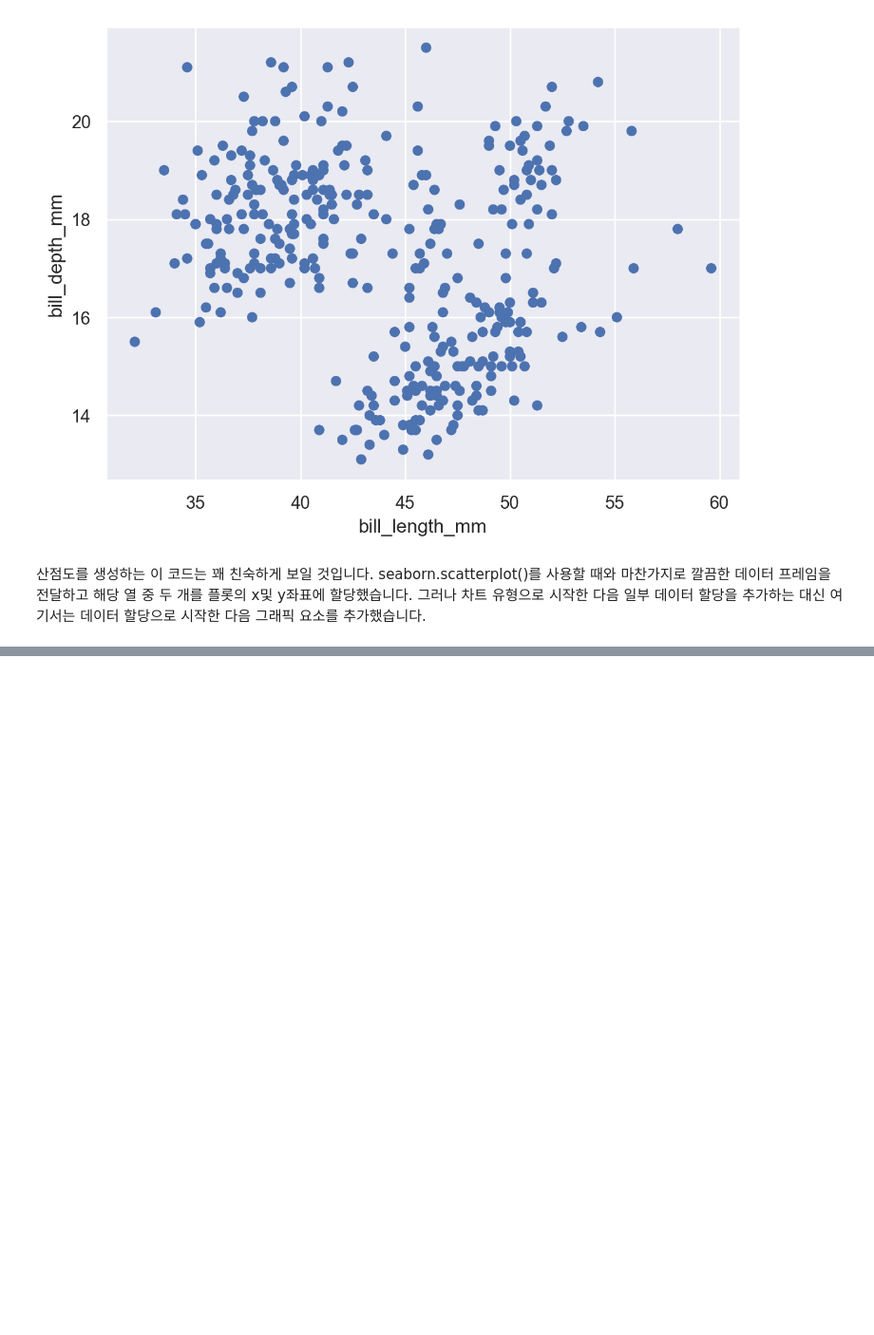
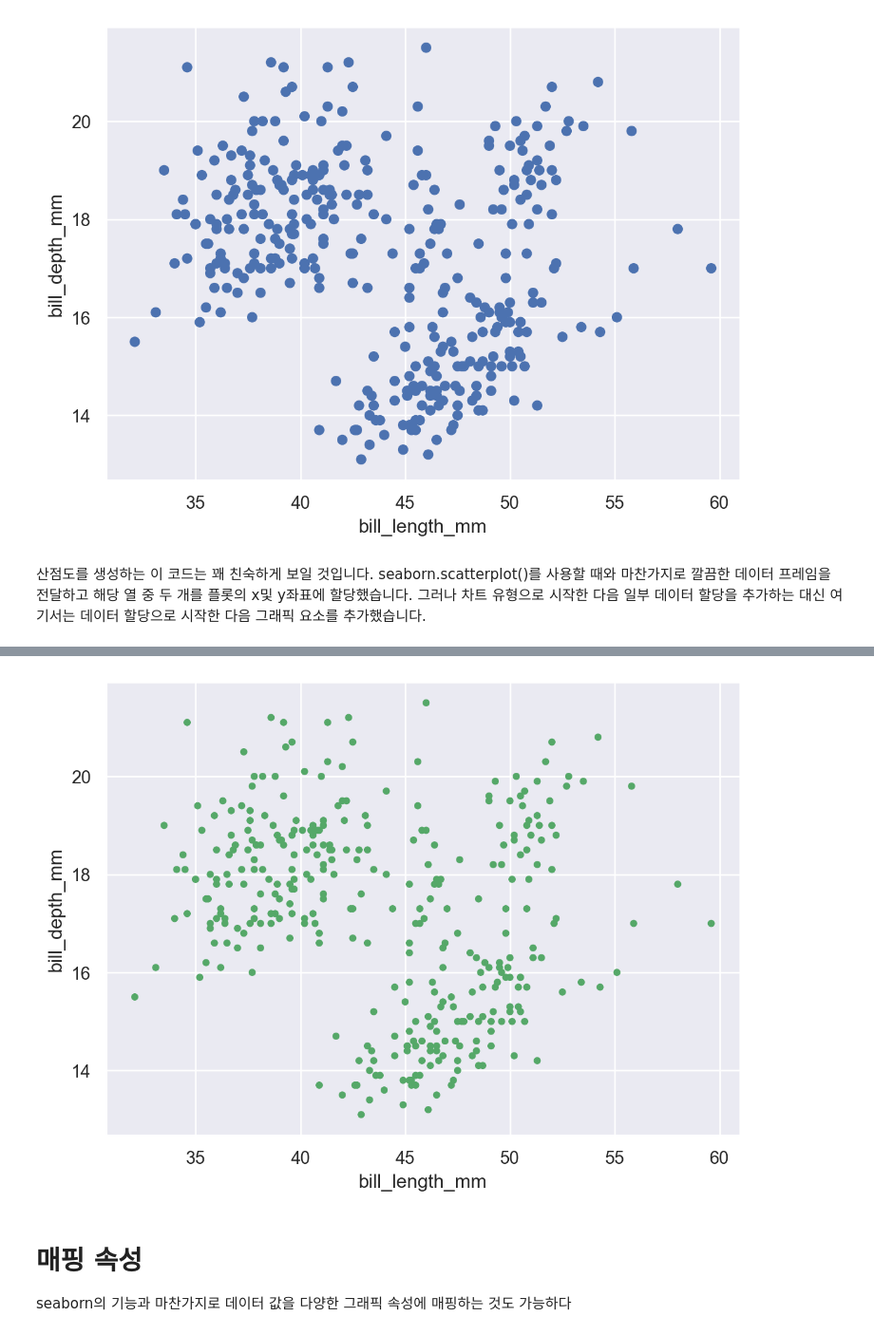
Before and after one commit to stonesteel0606/seaborn_tutorial, a Jupyter notebook: The_seaborn.objects_interface.ipynb, the cells around one changed output, grey strips where cells are left out. Shown: that part at 95% size. Saved outputs shown, nothing was run; the diff lists cells and outputs as text; code cells hidden in the pictures; blank space fills up the shorter version.

```diff
--- a/The_seaborn.objects_interface.ipynb
+++ b/The_seaborn.objects_interface.ipynb
@@ -26,0 +31,8 @@ penguins = sns.load_dataset('penguins')
+# %%
+  so.Plot(penguins, x="bill_length_mm",
+          y="bill_depth_mm").add(so.Dot(color="g", pointsize=4))
+# %% [output]
+[figure, added]
+# %% [markdown]
+# 매핑 속성
+seaborn의 기능과 마찬가지로 데이터 값을 다양한 그래픽 속성에 매핑하는 것도 가능하다
```
Also changed, not shown: parts of 1 cell of this notebook.
